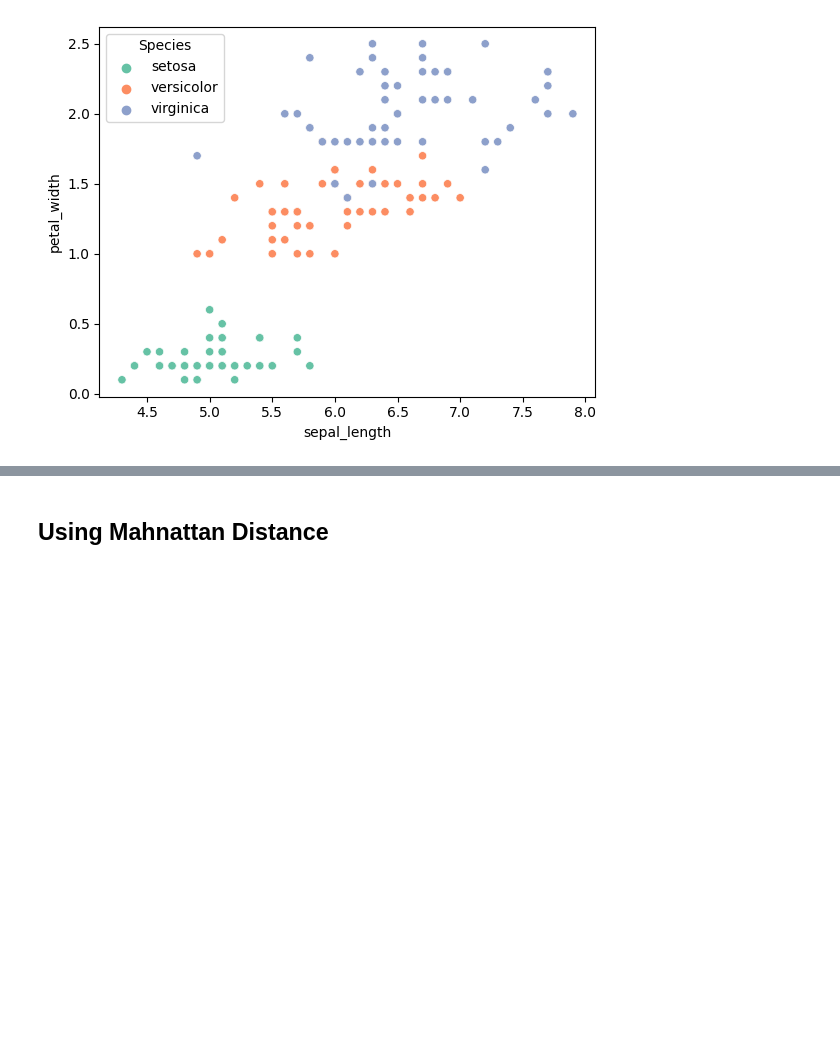
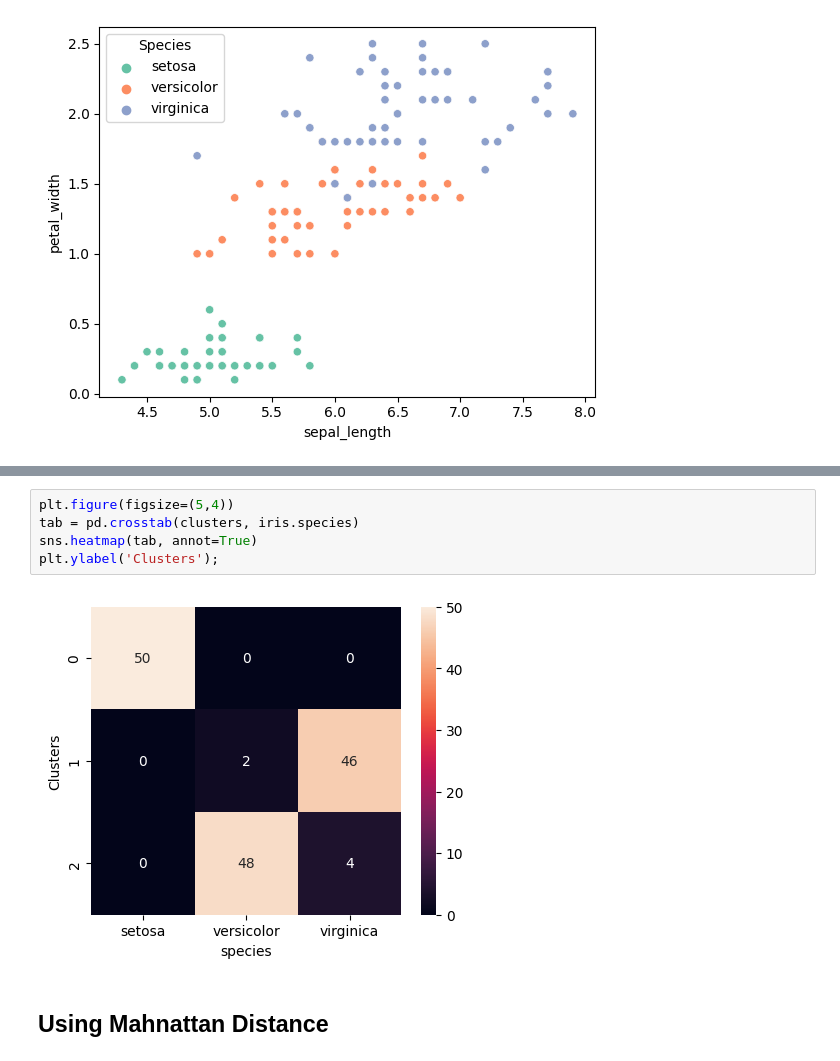
Before and after one commit to Chygos/Projects, a Jupyter notebook: kmeans_from_Scratch.ipynb, the cells around one changed output, grey strips where cells are left out. Cells and saved outputs as stored; diff of their text form; blank space fills up the shorter version.

```diff
--- a/kmeans_from_Scratch.ipynb
+++ b/kmeans_from_Scratch.ipynb
@@ -92,3 +108,10 @@ plt.legend(title='Clusters');
+# %%
+plt.figure(figsize=(5,4))
+tab = pd.crosstab(clusters, iris.species)
+sns.heatmap(tab, annot=True)
+plt.ylabel('Clusters');
+# %% [output]
+[figure, added]
 # %% [markdown]
 ## Using Mahnattan Distance
 # %%
```
Also changed, not shown: parts of 10 cells of this notebook.
